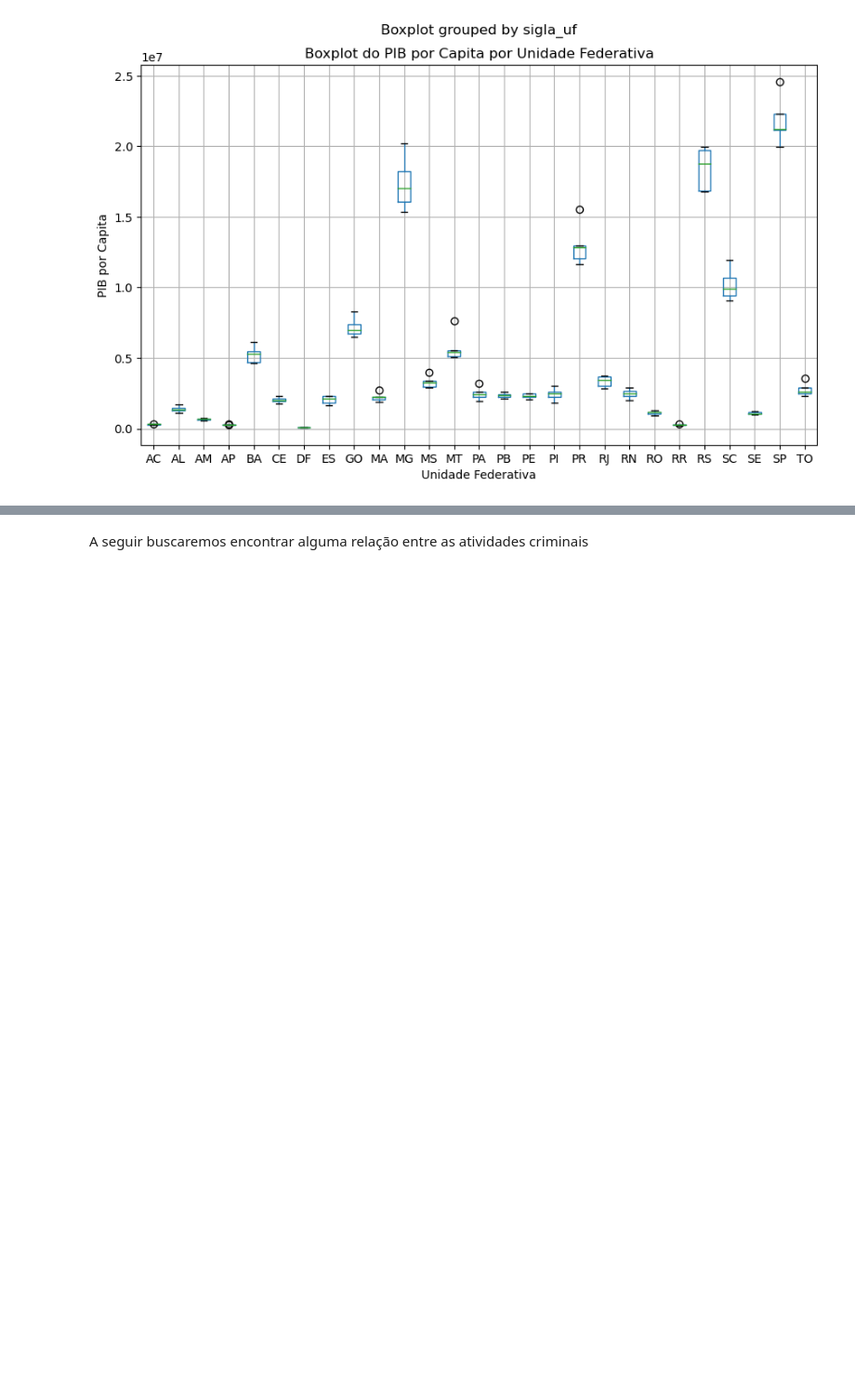
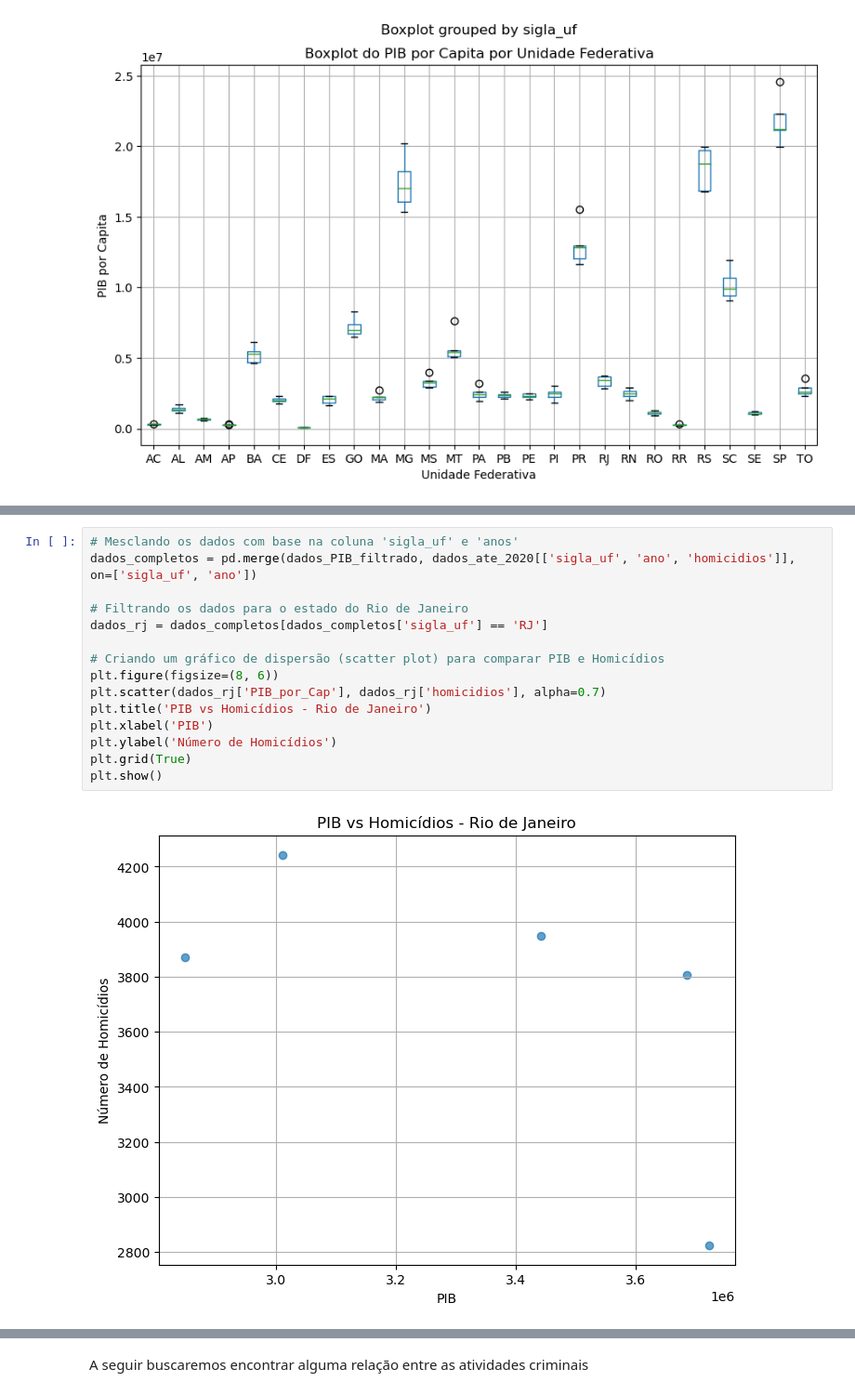
Before and after one commit to Iamiran1/Projeto-2---Ci-ncia-de-Dados, a Jupyter notebook: P2.ipynb, the cells around one changed output, grey strips where cells are left out. Shown at 93% size. Drawn from its saved outputs; the diff is of its cells as text; blank space fills up the shorter version.

Commit message:
scatter atividades criminais

```diff
--- a/P2.ipynb
+++ b/P2.ipynb
@@ -333,0 +331,17 @@ plt.show()
+# %%
+# Mesclando os dados com base na coluna 'sigla_uf' e 'anos'
+dados_completos = pd.merge(dados_PIB_filtrado, dados_ate_2020[['sigla_uf', 'ano', 'homicidios']], on=['sigla_uf', 'ano'])
+
+# Filtrando os dados para o estado do Rio de Janeiro
+dados_rj = dados_completos[dados_completos['sigla_uf'] == 'RJ']
+
+# Criando um gráfico de dispersão (scatter plot) para comparar PIB e Homicídios
+plt.figure(figsize=(8, 6))
+plt.scatter(dados_rj['PIB_por_Cap'], dados_rj['homicidios'], alpha=0.7)
+plt.title('PIB vs Homicídios - Rio de Janeiro')
+plt.xlabel('PIB')
+plt.ylabel('Número de Homicídios')
+plt.grid(True)
+plt.show()
+# %% [output]
+[figure, added]
```
Also changed, not shown: parts of 6 cells of this notebook.
